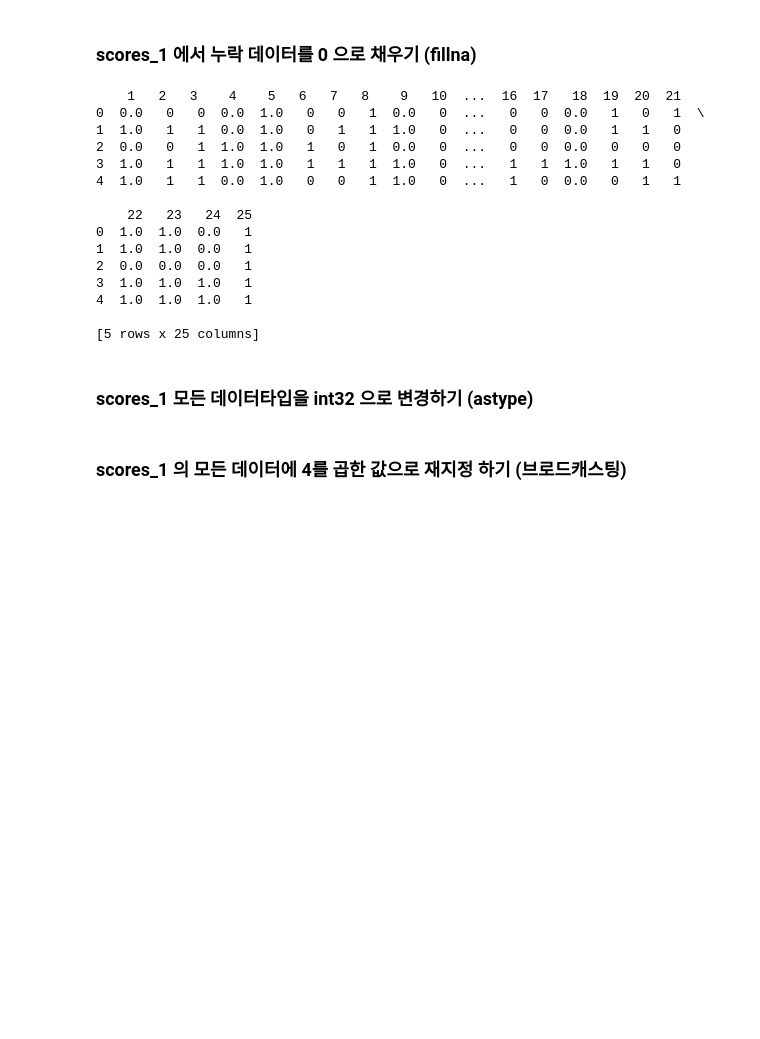
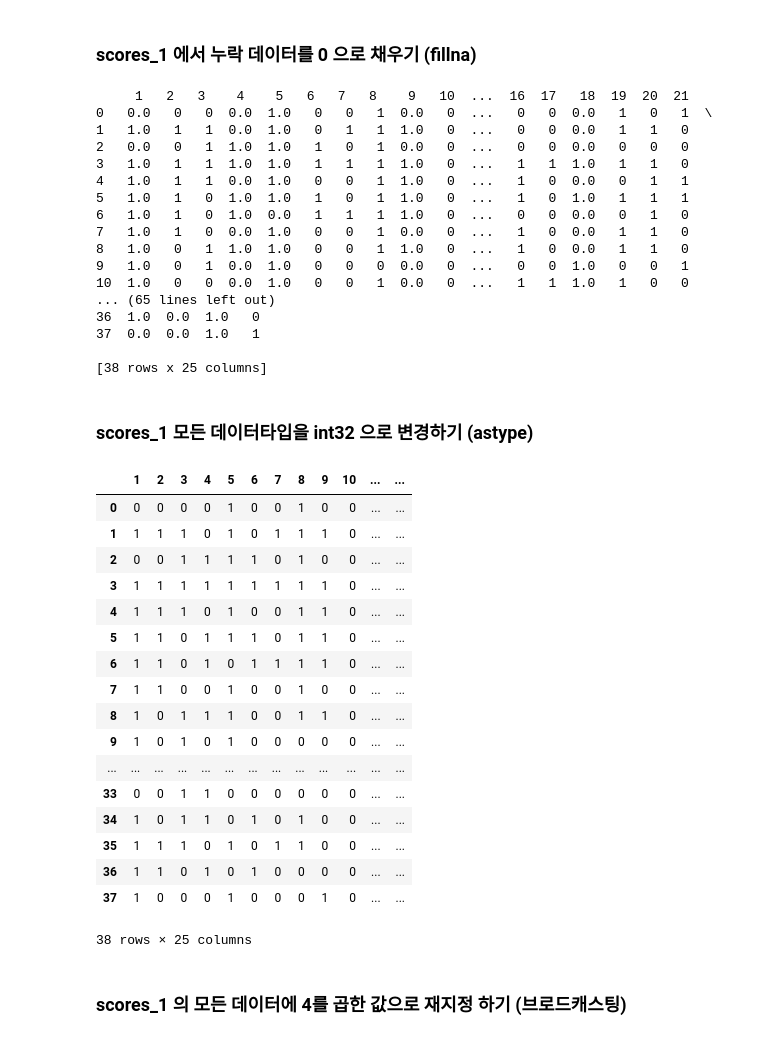
Before and after one commit to jbljw02/PY_Pandas, a Jupyter notebook: src/pandas/notebook/pandas_recap.ipynb, the cells around one changed output. Cells and saved outputs as stored; diff of their text form; code cells hidden in the pictures; blank space fills up the shorter version.

```diff
--- a/src/pandas/notebook/pandas_recap.ipynb
+++ b/src/pandas/notebook/pandas_recap.ipynb
@@ -499,0 +518,3 @@ print(scores_1)
+# %%
+scores_1.columns = range(1, len(scores_1.columns) + 1)
+print(scores_1)
@@ -501,27 +540,49 @@ print(scores_1)
 ### scores_1 에서 누락 데이터를 0 으로 채우기 (fillna)
 # %%
 scores_1.fillna(0, inplace=True)
-print(scores_1.head())
+
+print(scores_1)
 # %% [output]
-    1   2   3    4    5   6   7   8    9   10  ...  16  17   18  19  20  21
-0  0.0   0   0  0.0  1.0   0   0   1  0.0   0  ...   0   0  0.0   1   0   1  \
-1  1.0   1   1  0.0  1.0   0   1   1  1.0   0  ...   0   0  0.0   1   1   0
-2  0.0   0   1  1.0  1.0   1   0   1  0.0   0  ...   0   0  0.0   0   0   0
-3  1.0   1   1  1.0  1.0   1   1   1  1.0   0  ...   1   1  1.0   1   1   0
-4  1.0   1   1  0.0  1.0   0   0   1  1.0   0  ...   1   0  0.0   0   1   1
+     1   2   3    4    5   6   7   8    9   10  ...  16  17   18  19  20  21
+0   0.0   0   0  0.0  1.0   0   0   1  0.0   0  ...   0   0  0.0   1   0   1  \
+1   1.0   1   1  0.0  1.0   0   1   1  1.0   0  ...   0   0  0.0   1   1   0
+2   0.0   0   1  1.0  1.0   1   0   1  0.0   0  ...   0   0  0.0   0   0   0
+3   1.0   1   1  1.0  1.0   1   1   1  1.0   0  ...   1   1  1.0   1   1   0
+4   1.0   1   1  0.0  1.0   0   0   1  1.0   0  ...   1   0  0.0   0   1   1
+5   1.0   1   0  1.0  1.0   1   0   1  1.0   0  ...   1   0  1.0   1   1   1
+6   1.0   1   0  1.0  0.0   1   1   1  1.0   0  ...   0   0  0.0   0   1   0
+7   1.0   1   0  0.0  1.0   0   0   1  0.0   0  ...   1   0  0.0   1   1   0
+8   1.0   0   1  1.0  1.0   0   0   1  1.0   0  ...   1   0  0.0   1   1   0
+9   1.0   0   1  0.0  1.0   0   0   0  0.0   0  ...   0   0  1.0   0   0   1
+10  1.0   0   0  0.0  1.0   0   0   1  0.0   0  ...   1   1  1.0   1   0   0
+... (65 lines left out)
+36  1.0  0.0  1.0   0
+37  0.0  0.0  1.0   1
 
-    22   23   24  25
-0  1.0  1.0  0.0   1
-1  1.0  1.0  0.0   1
-2  0.0  0.0  0.0   1
-3  1.0  1.0  1.0   1
-4  1.0  1.0  1.0   1
-
-[5 rows x 25 columns]
+[38 rows x 25 columns]
 # %% [markdown]
 ### scores_1 모든 데이터타입을 int32 으로 변경하기 (astype)
 # %%
-scores_1 = scores_1.astype('int32')
+scores_1.astype('int32')
+# %% [output]
+|  | 1 | 2 | 3 | 4 | 5 | 6 | 7 | 8 | 9 | 10 | ... | ... |
+| 0 | 0 | 0 | 0 | 0 | 1 | 0 | 0 | 1 | 0 | 0 | ... | ... |
+| 1 | 1 | 1 | 1 | 0 | 1 | 0 | 1 | 1 | 1 | 0 | ... | ... |
+| 2 | 0 | 0 | 1 | 1 | 1 | 1 | 0 | 1 | 0 | 0 | ... | ... |
+| 3 | 1 | 1 | 1 | 1 | 1 | 1 | 1 | 1 | 1 | 0 | ... | ... |
+| 4 | 1 | 1 | 1 | 0 | 1 | 0 | 0 | 1 | 1 | 0 | ... | ... |
+| 5 | 1 | 1 | 0 | 1 | 1 | 1 | 0 | 1 | 1 | 0 | ... | ... |
+| 6 | 1 | 1 | 0 | 1 | 0 | 1 | 1 | 1 | 1 | 0 | ... | ... |
+| 7 | 1 | 1 | 0 | 0 | 1 | 0 | 0 | 1 | 0 | 0 | ... | ... |
+| 8 | 1 | 0 | 1 | 1 | 1 | 0 | 0 | 1 | 1 | 0 | ... | ... |
+| 9 | 1 | 0 | 1 | 0 | 1 | 0 | 0 | 0 | 0 | 0 | ... | ... |
+| ... | ... | ... | ... | ... | ... | ... | ... | ... | ... | ... | ... | ... |
+| 33 | 0 | 0 | 1 | 1 | 0 | 0 | 0 | 0 | 0 | 0 | ... | ... |
+| 34 | 1 | 0 | 1 | 1 | 0 | 1 | 0 | 1 | 0 | 0 | ... | ... |
+| 35 | 1 | 1 | 1 | 0 | 1 | 0 | 1 | 1 | 0 | 0 | ... | ... |
+| 36 | 1 | 1 | 0 | 1 | 0 | 1 | 0 | 0 | 0 | 0 | ... | ... |
+| 37 | 1 | 0 | 0 | 0 | 1 | 0 | 0 | 0 | 1 | 0 | ... | ... |
+38 rows × 25 columns
 # %% [markdown]
 ### scores_1 의 모든 데이터에 4를 곱한 값으로 재지정 하기 (브로드캐스팅)
 # %%
```
Also changed, not shown: parts of 42 cells of this notebook, 1 other file.
